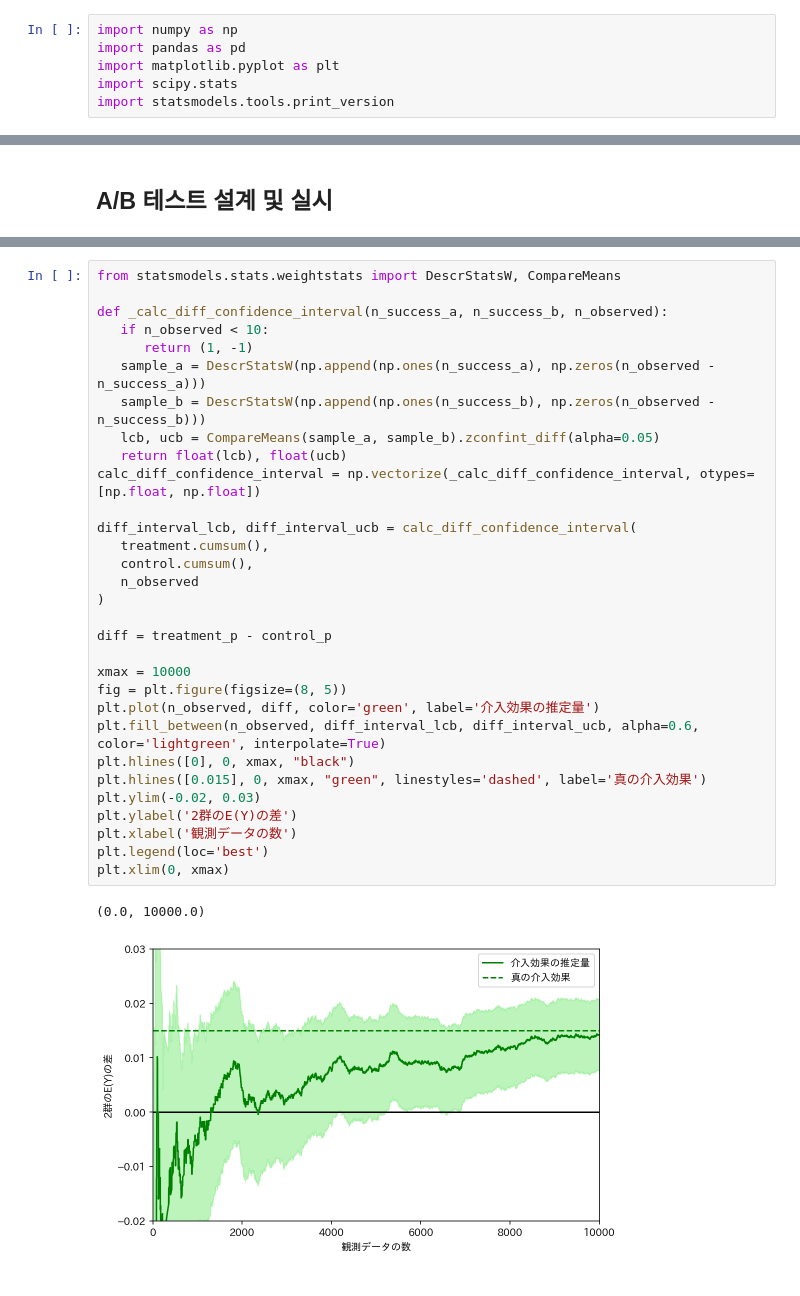
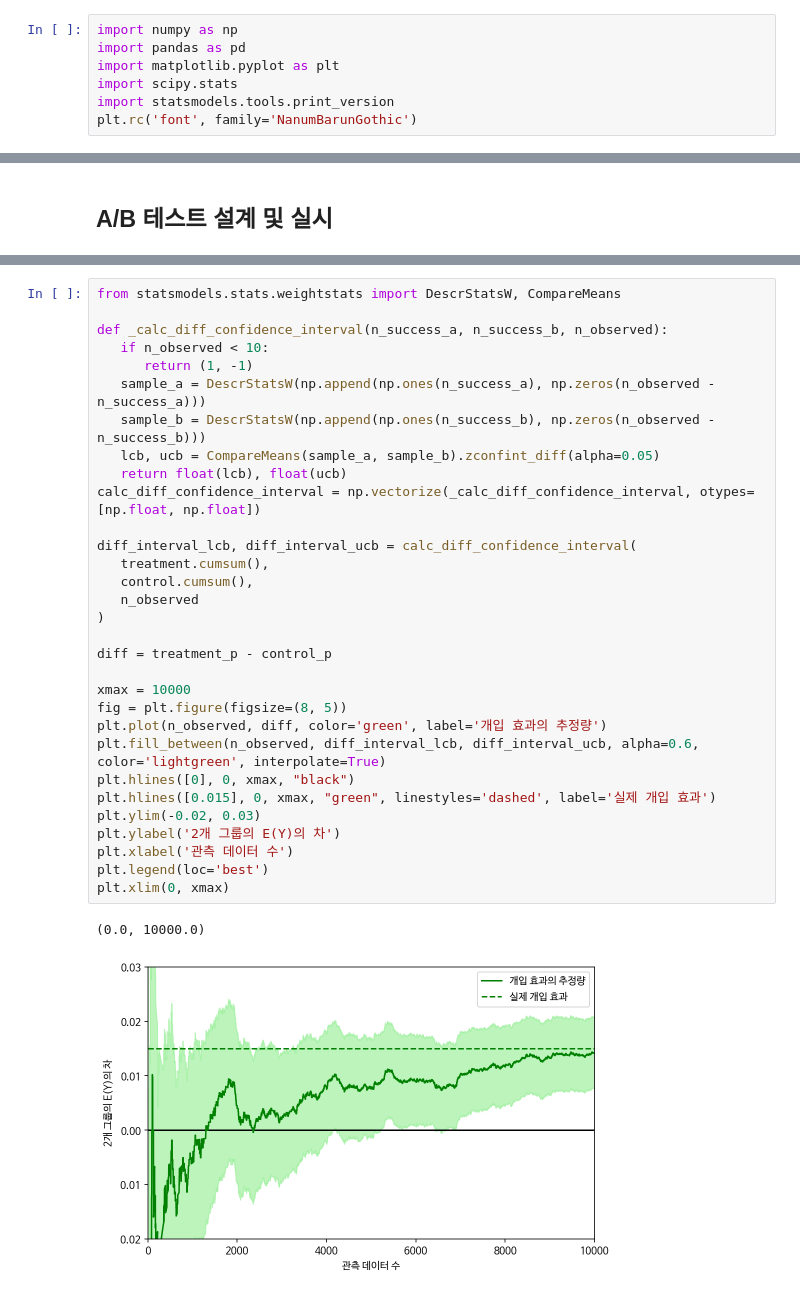
Before and after one commit to oreilly-japan/ml-at-work, a Jupyter notebook: chap07/all.ipynb, the cells around one changed output, grey strips where cells are left out. Cells and saved outputs as stored; diff of their text form.

```diff
--- a/chap07/all.ipynb
+++ b/chap07/all.ipynb
@@ -25,6 +41,7 @@ import pandas as pd
 import matplotlib.pyplot as plt
 import scipy.stats
 import statsmodels.tools.print_version
+plt.rc('font', family='NanumBarunGothic')
 # %%
 print(statsmodels.tools.print_version.show_versions())
 # %% [output]
@@ -296,34 +315,34 @@ E(Y1) = 0.06571428571428571
 # %%
 from statsmodels.stats.weightstats import DescrStatsW, CompareMeans
 
 def _calc_diff_confidence_interval(n_success_a, n_success_b, n_observed):
    if n_observed < 10:
       return (1, -1)
    sample_a = DescrStatsW(np.append(np.ones(n_success_a), np.zeros(n_observed - n_success_a)))
    sample_b = DescrStatsW(np.append(np.ones(n_success_b), np.zeros(n_observed - n_success_b)))
    lcb, ucb = CompareMeans(sample_a, sample_b).zconfint_diff(alpha=0.05)
    return float(lcb), float(ucb)
 calc_diff_confidence_interval = np.vectorize(_calc_diff_confidence_interval, otypes=[np.float, np.float])
 
 diff_interval_lcb, diff_interval_ucb = calc_diff_confidence_interval(
    treatment.cumsum(),
    control.cumsum(),
    n_observed
 )
 
 diff = treatment_p - control_p
 
 xmax = 10000
 fig = plt.figure(figsize=(8, 5))
-plt.plot(n_observed, diff, color='green', label='介入効果の推定量')
+plt.plot(n_observed, diff, color='green', label='개입 효과의 추정량')
 plt.fill_between(n_observed, diff_interval_lcb, diff_interval_ucb, alpha=0.6, color='lightgreen', interpolate=True)
 plt.hlines([0], 0, xmax, "black")
-plt.hlines([0.015], 0, xmax, "green", linestyles='dashed', label='真の介入効果')
+plt.hlines([0.015], 0, xmax, "green", linestyles='dashed', label='실제 개입 효과')
 plt.ylim(-0.02, 0.03)
-plt.ylabel('2群のE(Y)の差')
-plt.xlabel('観測データの数')
+plt.ylabel('2개 그룹의 E(Y)의 차')
+plt.xlabel('관측 데이터 수')
 plt.legend(loc='best')
 plt.xlim(0, xmax)
 # %% [output]
 (0.0, 10000.0)
-[figure, old version]
+[figure, new version]
```
Also changed, not shown: parts of 17 cells of this notebook, 7 other files.
